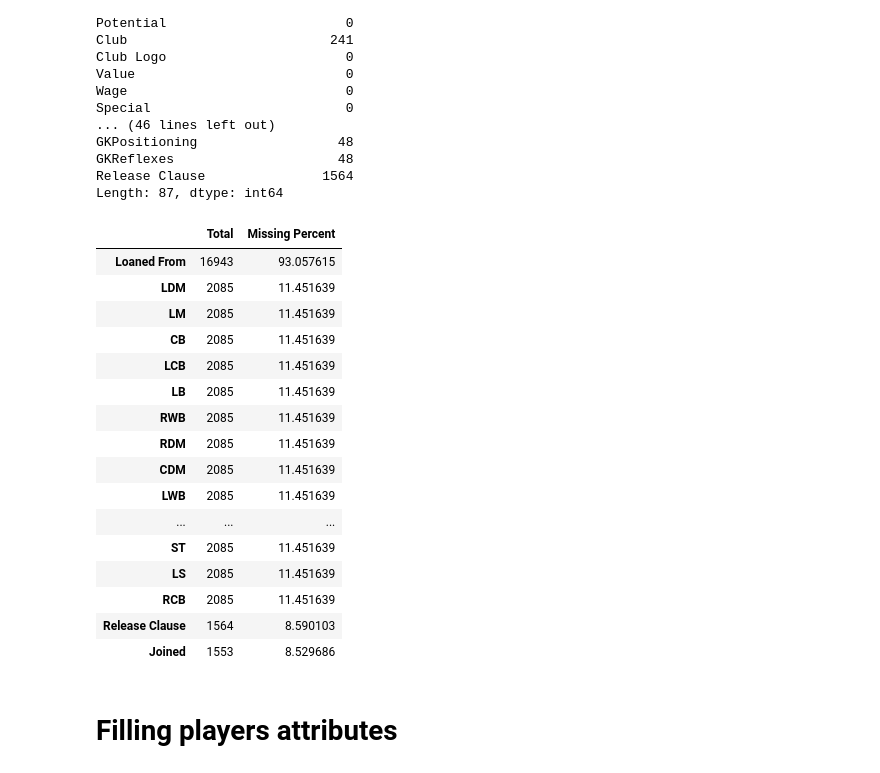
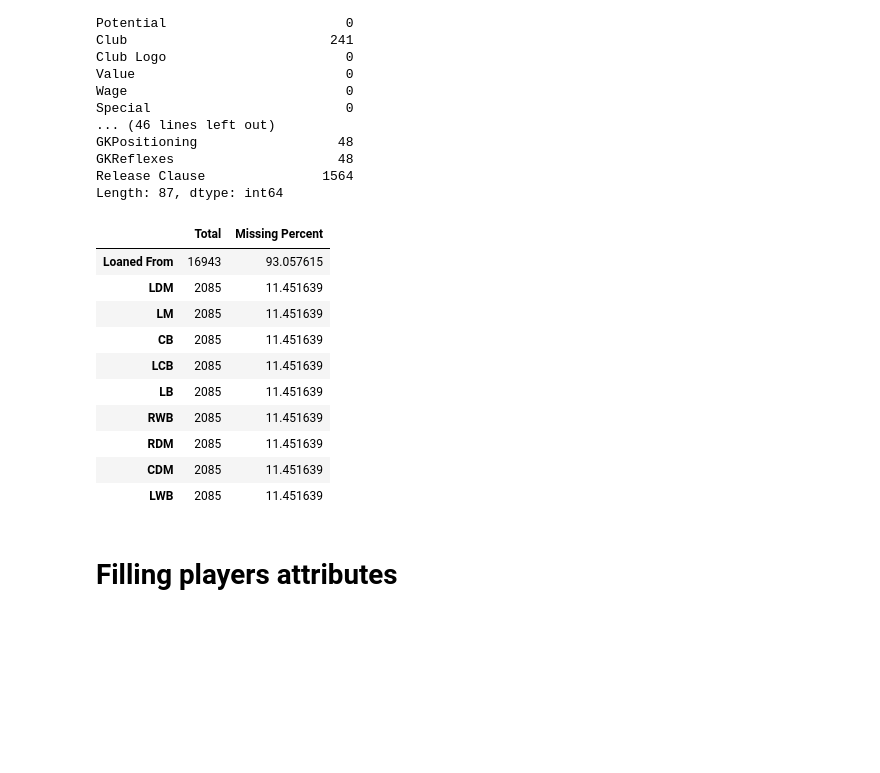
Before and after one commit to tgey/HubNotebooks, a Jupyter notebook: jupyter/notebooks/eda/fifa_eda.ipynb, the cells around one changed output. Drawn from its saved outputs; the diff is of its cells as text; code cells hidden in the pictures; blank space fills up the shorter version.

```diff
--- a/jupyter/notebooks/eda/fifa_eda.ipynb
+++ b/jupyter/notebooks/eda/fifa_eda.ipynb
@@ -128,27 +128,21 @@ Length: 87, dtype: int64
 # %%
 total = data.isnull().sum().sort_values(ascending=False)
 percent = (data.isnull().sum()/data.isnull().count()).sort_values(ascending=False)
 missing_data = pd.concat([total, percent], axis=1, keys=['Total', 'Missing Percent'])
 missing_data['Missing Percent'] = missing_data['Missing Percent'].apply(lambda x: x * 100)
-missing_data.loc[missing_data['Missing Percent'] > 8]
+missing_data.loc[missing_data['Missing Percent'] > 10][:10]
 # %% [output]
 |  | Total | Missing Percent |
 | Loaned From | 16943 | 93.057615 |
 | LDM | 2085 | 11.451639 |
 | LM | 2085 | 11.451639 |
 | CB | 2085 | 11.451639 |
 | LCB | 2085 | 11.451639 |
 | LB | 2085 | 11.451639 |
 | RWB | 2085 | 11.451639 |
 | RDM | 2085 | 11.451639 |
 | CDM | 2085 | 11.451639 |
 | LWB | 2085 | 11.451639 |
-| ... | ... | ... |
-| ST | 2085 | 11.451639 |
-| LS | 2085 | 11.451639 |
-| RCB | 2085 | 11.451639 |
-| Release Clause | 1564 | 8.590103 |
-| Joined | 1553 | 8.529686 |
 # %% [markdown]
 # Filling players attributes
 # %%
```
Also changed, not shown: parts of 5 cells of this notebook, 6 other files.
